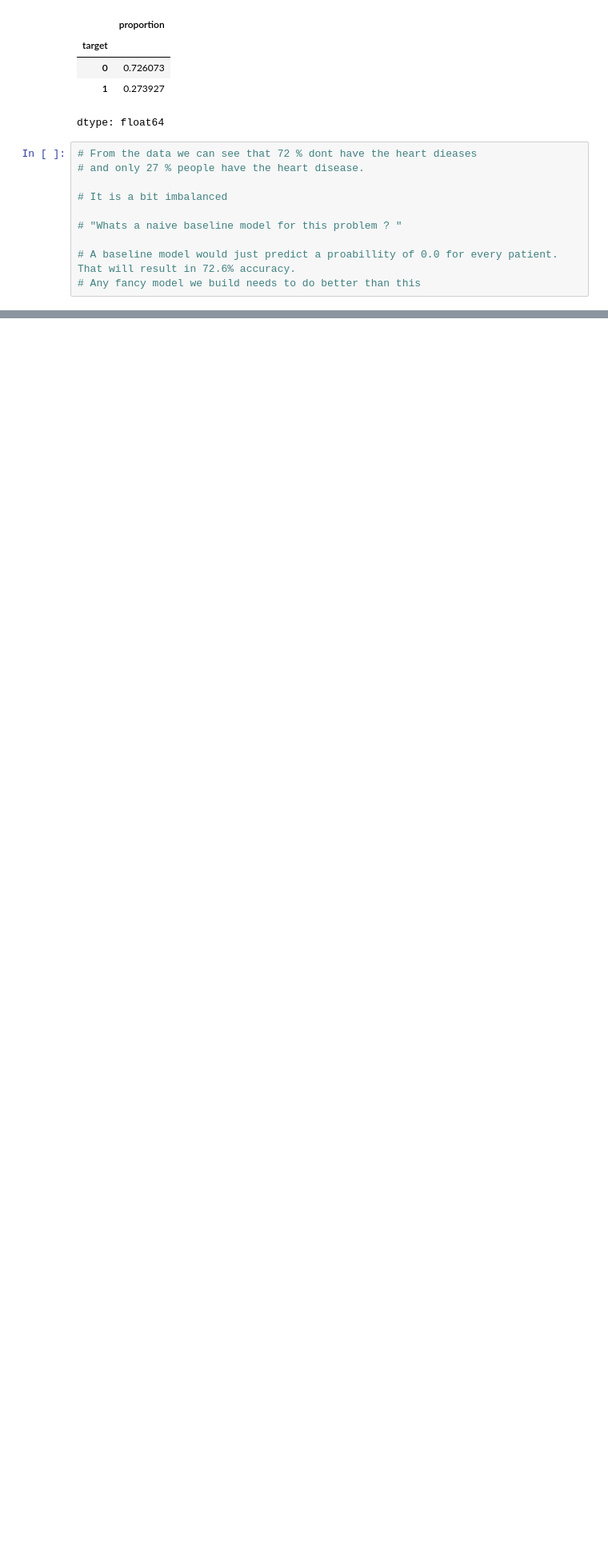
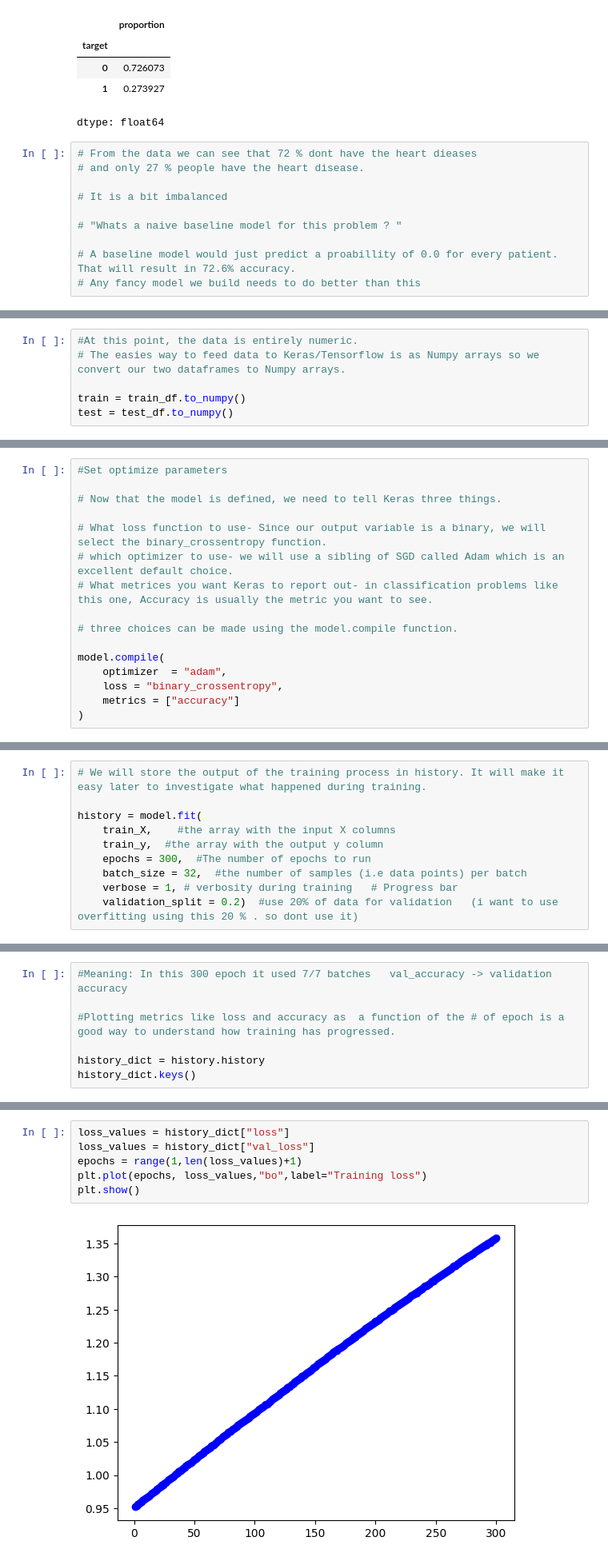
Before and after one commit to readytocommit/FinalProject, a Jupyter notebook: TensorFlow.ipynb, the cells around one changed output, grey strips where cells are left out. Shown at 80% size. Cells and saved outputs as stored; diff of their text form; blank space fills up the shorter version.

```diff
--- a/TensorFlow.ipynb
+++ b/TensorFlow.ipynb
@@ -87,0 +179,6 @@ Index(['age', 'sex', 'cp', 'trestbps', 'chol', 'fbs', 'restecg', 'thalach',
+# %%
+#At this point, the data is entirely numeric.
+# The easies way to feed data to Keras/Tensorflow is as Numpy arrays so we convert our two dataframes to Numpy arrays.
+
+train = train_df.to_numpy()
+test = test_df.to_numpy()
@@ -87,0 +309,16 @@ Index(['age', 'sex', 'cp', 'trestbps', 'chol', 'fbs', 'restecg', 'thalach',
+# %%
+#Set optimize parameters
+
+# Now that the model is defined, we need to tell Keras three things.
+
+# What loss function to use- Since our output variable is a binary, we will select the binary_crossentropy function.
+# which optimizer to use- we will use a sibling of SGD called Adam which is an excellent default choice.
+# What metrices you want Keras to report out- in classification problems like this one, Accuracy is usually the metric you want to see.
+
+# three choices can be made using the model.compile function.
+
+model.compile(
+    optimizer  = "adam",
+    loss = "binary_crossentropy",
+    metrics = ["accuracy"]
+)
@@ -87,0 +341,10 @@ Index(['age', 'sex', 'cp', 'trestbps', 'chol', 'fbs', 'restecg', 'thalach',
+# %%
+# We will store the output of the training process in history. It will make it easy later to investigate what happened during training.
+
+history = model.fit(
+    train_X,    #the array with the input X columns
+    train_y,  #the array with the output y column
+    epochs = 300,  #The number of epochs to run
+    batch_size = 32,  #the number of samples (i.e data points) per batch
+    verbose = 1, # verbosity during training   # Progress bar
+    validation_split = 0.2)  #use 20% of data for validation   (i want to use overfitting using this 20 % . so dont use it)
@@ -87,0 +369,7 @@ Index(['age', 'sex', 'cp', 'trestbps', 'chol', 'fbs', 'restecg', 'thalach',
+# %%
+#Meaning: In this 300 epoch it used 7/7 batches   val_accuracy -> validation accuracy
+
+#Plotting metrics like loss and accuracy as  a function of the # of epoch is a good way to understand how training has progressed.
+
+history_dict = history.history
+history_dict.keys()
@@ -87,0 +378,8 @@ Index(['age', 'sex', 'cp', 'trestbps', 'chol', 'fbs', 'restecg', 'thalach',
+# %%
+loss_values = history_dict["loss"]
+loss_values = history_dict["val_loss"]
+epochs = range(1,len(loss_values)+1)
+plt.plot(epochs, loss_values,"bo",label="Training loss")
+plt.show()
+# %% [output]
+[figure, added]
```
Also changed, not shown: parts of 22 cells of this notebook.
